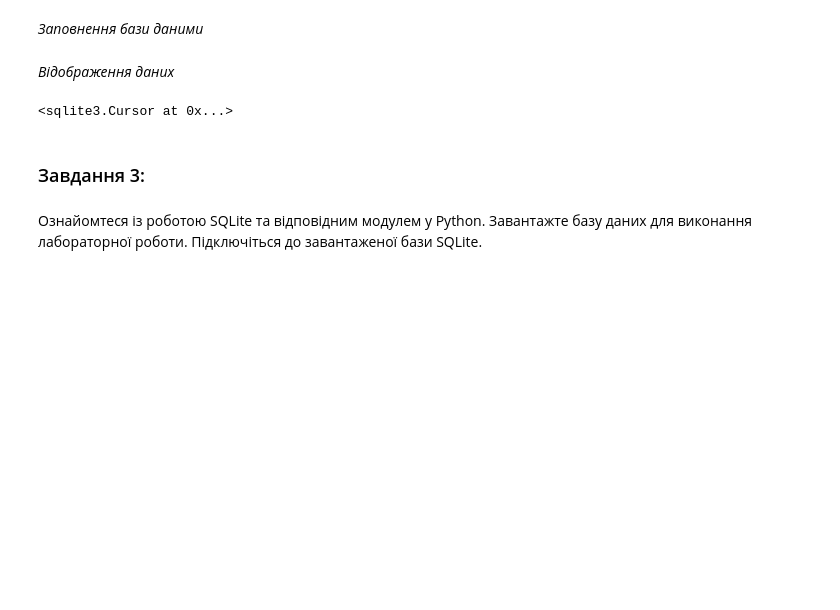
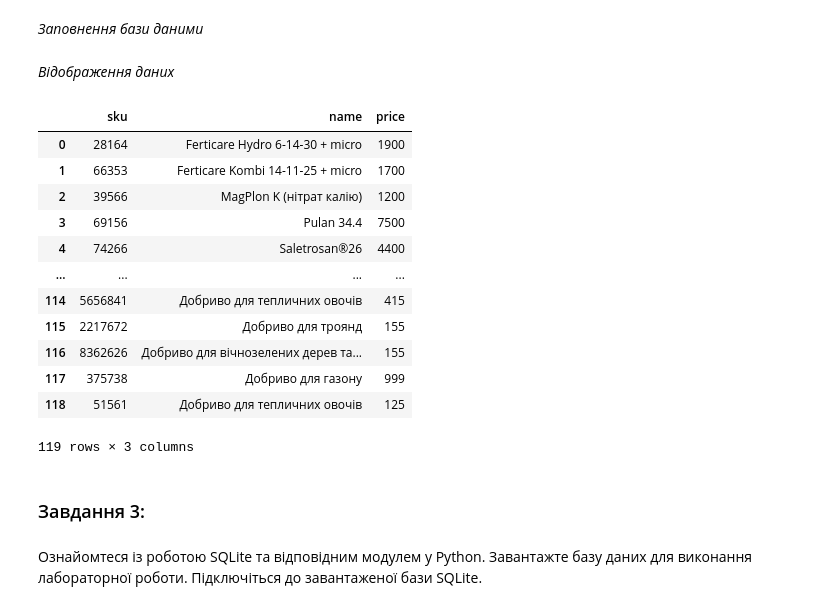
Before and after one commit to AndrewSkylone/DS_7, a Jupyter notebook: Lab 4/Lab work 4.ipynb, the cells around one changed output. Cells and saved outputs as stored; diff of their text form; code cells hidden in the pictures; blank space fills up the shorter version.

```diff
--- a/Lab 4/Lab work 4.ipynb
+++ b/Lab 4/Lab work 4.ipynb
@@ -151,11 +181,26 @@ shop_db.close()
 _Відображення даних_
 # %%
 con = sqlite3.connect("shop.db")
-cursor = con.cursor()
-cursor.execute("SELECT * FROM medications")
-#print(*cursor.fetchall(), sep='\n')
+curs = con.cursor()
+data = curs.execute("SELECT * FROM medications").fetchall()
+curs.execute("PRAGMA table_info(medications)")
+columns = [row[1] for row in curs.fetchall()]
+
+DataFrame(data, columns=columns)
 # %% [output]
+|  | sku | name | price |
+| 0 | 28164 | Ferticare Hydro 6-14-30 + micro | 1900 |
+| 1 | 66353 | Ferticare Kombi 14-11-25 + micro | 1700 |
+| 2 | 39566 | MagPlon K (нітрат калію) | 1200 |
+| 3 | 69156 | Pulan 34.4 | 7500 |
+| 4 | 74266 | Saletrosan®26 | 4400 |
+| ... | ... | ... | ... |
+| 114 | 5656841 | Добриво для тепличних овочів | 415 |
+| 115 | 2217672 | Добриво для троянд | 155 |
+| 116 | 8362626 | Добриво для вічнозелених дерев та... | 155 |
+| 117 | 375738 | Добриво для газону | 999 |
+| 118 | 51561 | Добриво для тепличних овочів | 125 |
-<sqlite3.Cursor at 0x...>
+119 rows × 3 columns
 # %% [markdown]
 ### Завдання 3:
 # %% [markdown]
```
Also changed, not shown: parts of 20 cells of this notebook, 2 other files.
